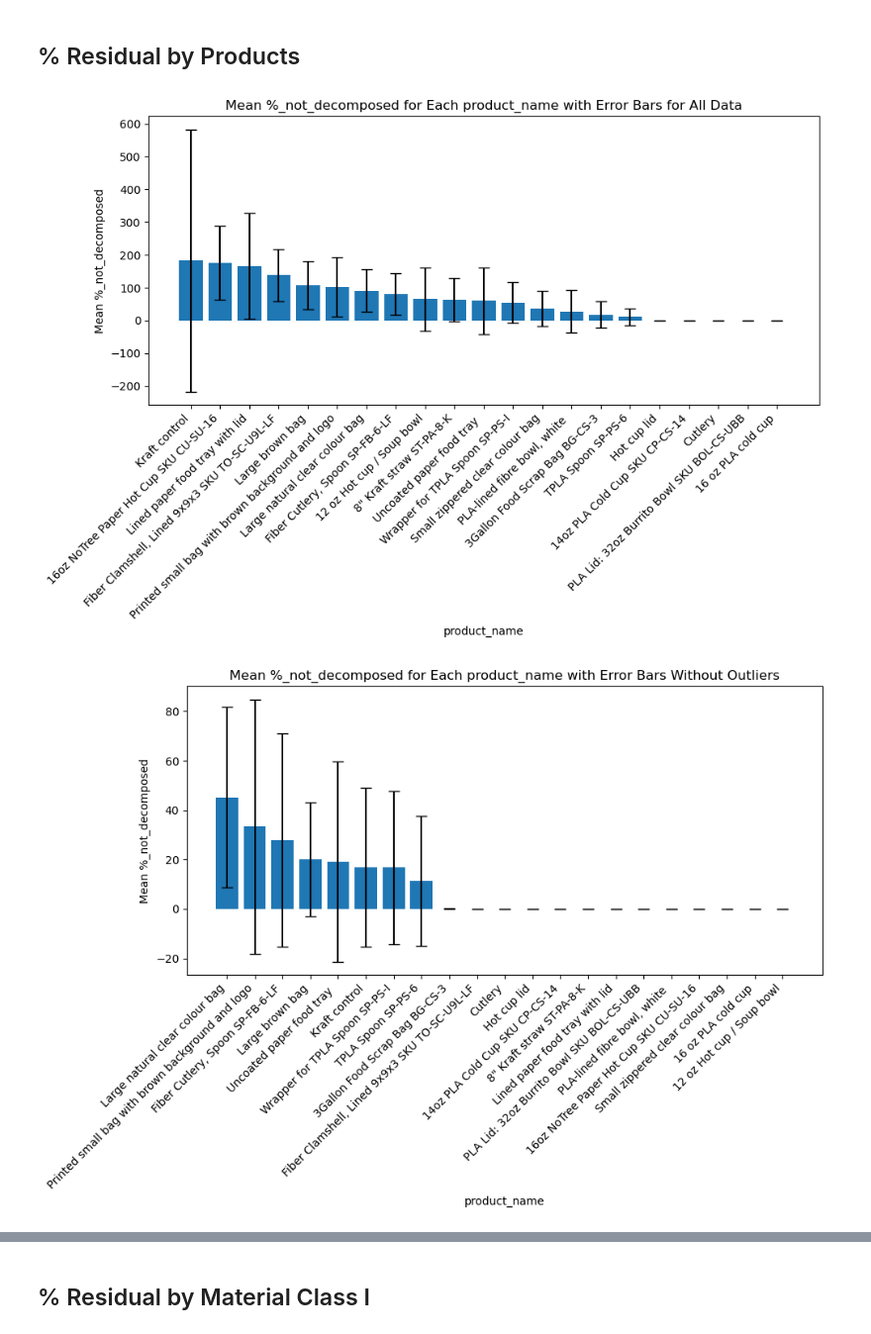
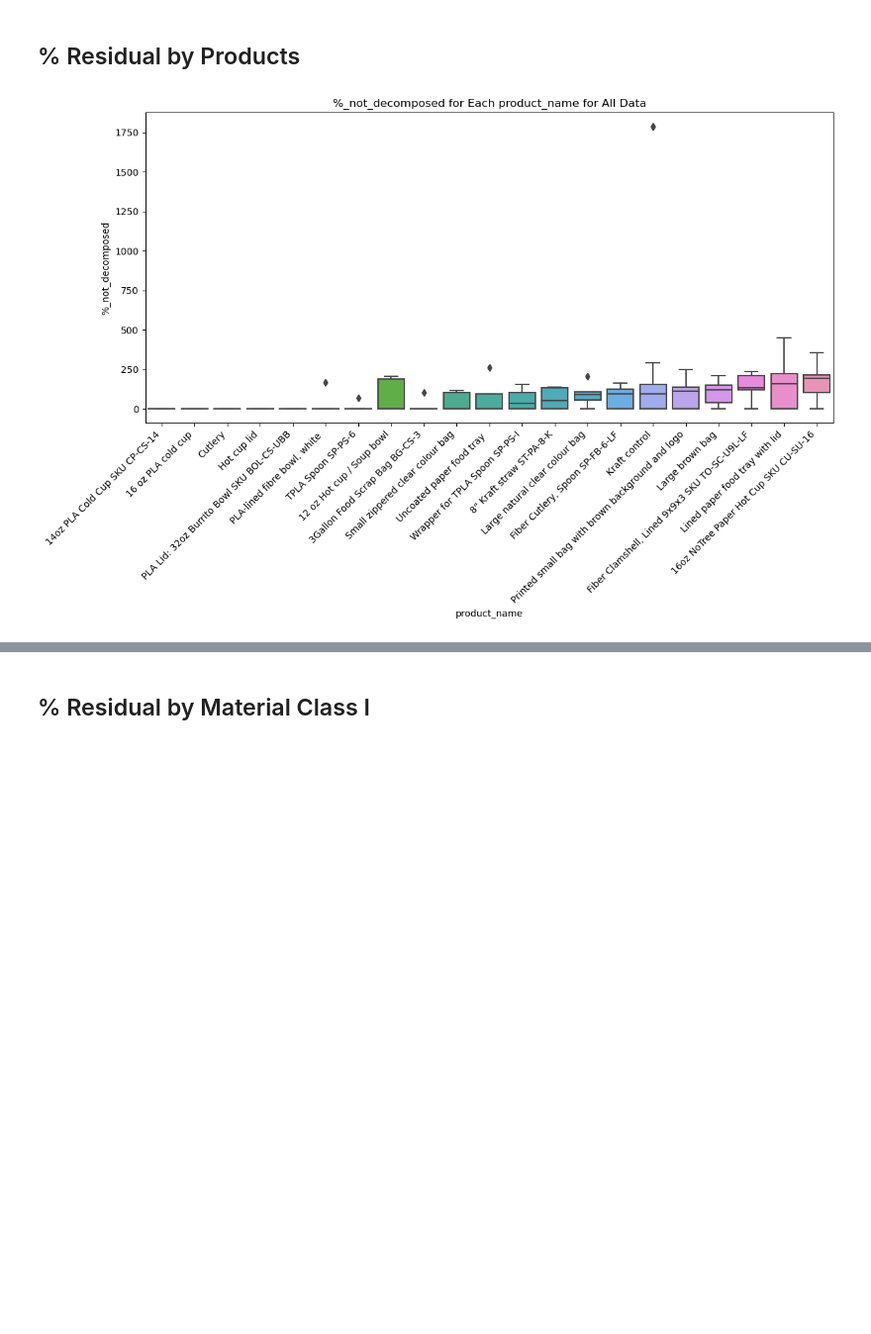
Before and after one commit to uchicago-dsi/compostable-disintegration-analysis, a Jupyter notebook: notebooks/CASP004-01_visualizations.ipynb, the cells around one changed output, grey strips where cells are left out. Shown at 99% size. Drawn from its saved outputs; the diff is of its cells as text; code cells hidden in the pictures; blank space fills up the shorter version.

Commit message:
Changes to visualizations

```diff
--- a/notebooks/CASP004-01_visualizations.ipynb
+++ b/notebooks/CASP004-01_visualizations.ipynb
@@ -4,7 +4,7 @@ import numpy as np
 import matplotlib.pyplot as plt
 import seaborn as sns
 # %%
-df_master = pd.read_csv("/data/CASP004-01/masterfile.csv")
+df_master = pd.read_csv("/Users/ally/Documents/GitHub/2024-winter-compostable/data/CASP004-01/masterfile.csv")
 df_master['product_brand'] = df_master['product_brand'].str.rstrip()
 def correct_product_brand_spacing(df, column_name):
     # Add a space before the slash if it's not there and remove extra spaces after the slash
@@ -12,6 +12,7 @@ def correct_product_brand_spacing(df, column_name):
     return df
 
 df_master = correct_product_brand_spacing(df_master, 'product_brand')
+df_master['material_I'] = df_master['material_I'].str.replace('Bioopolymer', 'Biopolymer')
 # %% [markdown]
 ## Outlier Analysis
 # %%
@@ -139,7 +103,6 @@ plot_with_outliers(df_end, 'product_name', '%_decomposed')
 # %% [markdown]
 ## % Residual by Products
 # %%
-plot_with_outliers(df_end, 'product_name', '%_not_decomposed')
+bar_whisker_plot(df_end, 'product_name', '%_not_decomposed', 'for All Data')
 # %% [output]
-[figure, old version]
+[figure, new version]
-[figure, removed]
```
Also changed, not shown: parts of 24 cells of this notebook.
